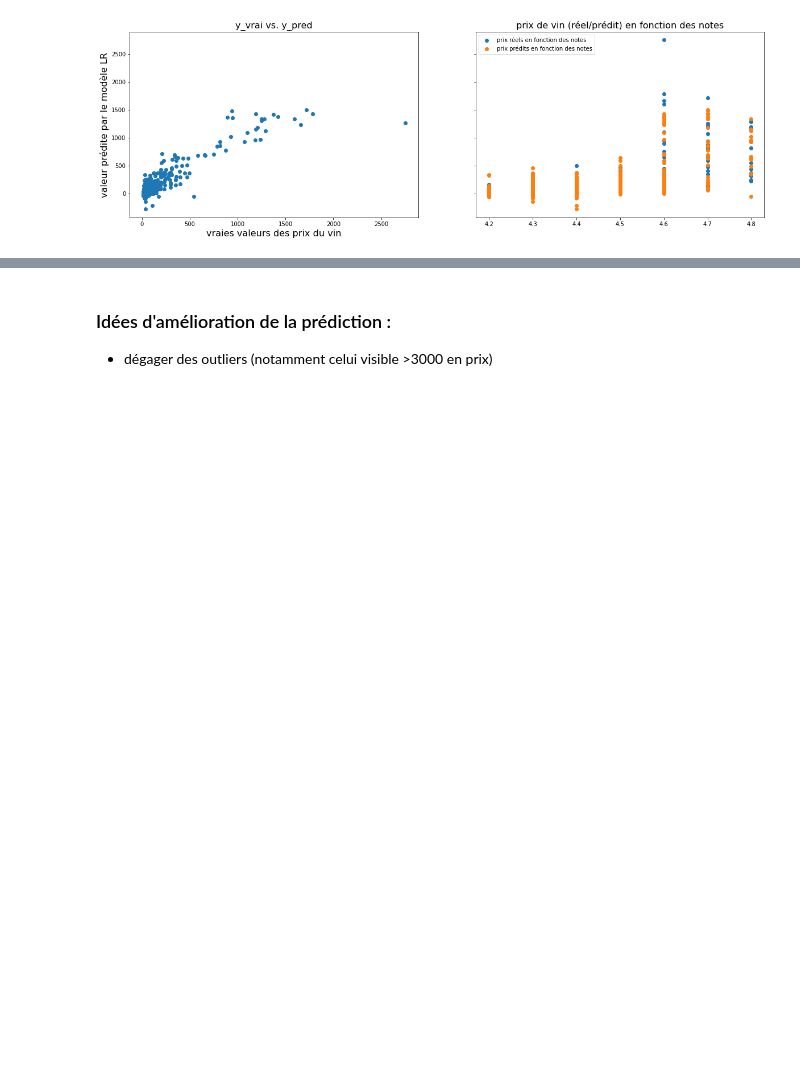
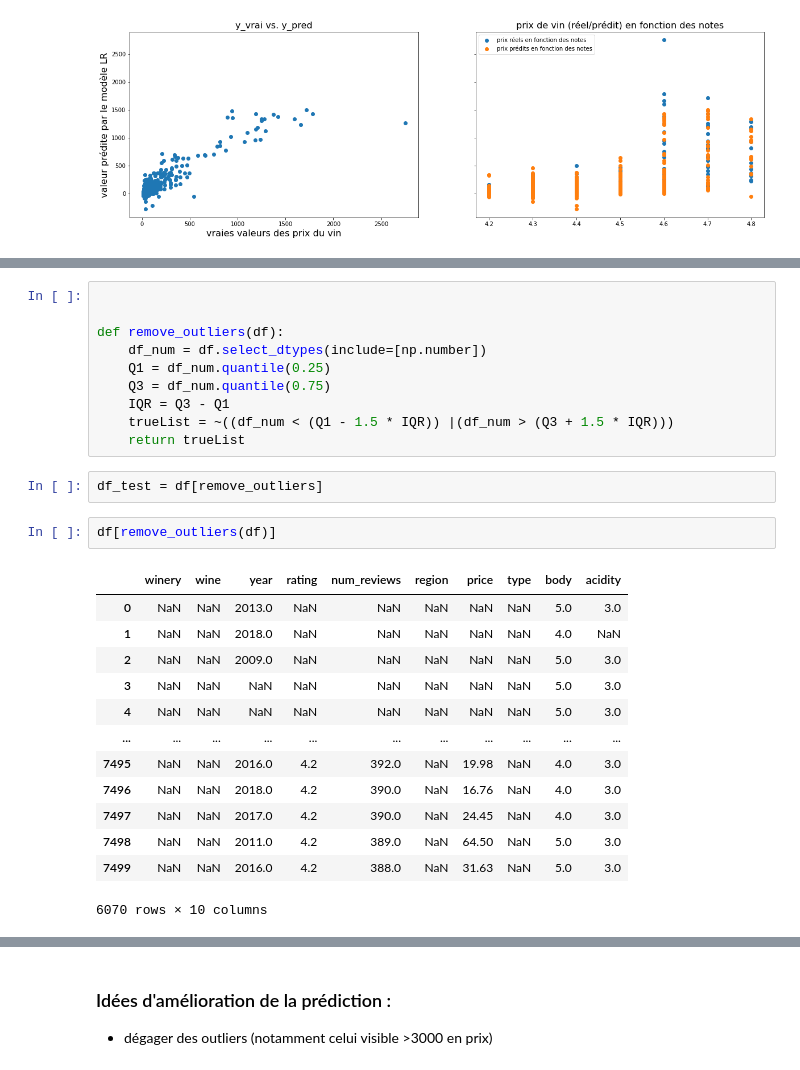
Before and after one commit to superhughhh/brief-My-first-Linear-Regression, a Jupyter notebook: spanish_wine_hadi_test.ipynb, the cells around one changed output, grey strips where cells are left out. Drawn from its saved outputs; the diff is of its cells as text; blank space fills up the shorter version.

```diff
--- a/spanish_wine_hadi_test.ipynb
+++ b/spanish_wine_hadi_test.ipynb
@@ -355,0 +431,28 @@ plt.show()
+# %%
+
+
+def remove_outliers(df):
+    df_num = df.select_dtypes(include=[np.number])
+    Q1 = df_num.quantile(0.25)
+    Q3 = df_num.quantile(0.75)
+    IQR = Q3 - Q1
+    trueList = ~((df_num < (Q1 - 1.5 * IQR)) |(df_num > (Q3 + 1.5 * IQR)))
+    return trueList
+# %%
+df_test = df[remove_outliers]
+# %%
+df[remove_outliers(df)]
+# %% [output]
+|  | winery | wine | year | rating | num_reviews | region | price | type | body | acidity |
+| 0 | NaN | NaN | 2013.0 | NaN | NaN | NaN | NaN | NaN | 5.0 | 3.0 |
+| 1 | NaN | NaN | 2018.0 | NaN | NaN | NaN | NaN | NaN | 4.0 | NaN |
+| 2 | NaN | NaN | 2009.0 | NaN | NaN | NaN | NaN | NaN | 5.0 | 3.0 |
+| 3 | NaN | NaN | NaN | NaN | NaN | NaN | NaN | NaN | 5.0 | 3.0 |
+| 4 | NaN | NaN | NaN | NaN | NaN | NaN | NaN | NaN | 5.0 | 3.0 |
+| ... | ... | ... | ... | ... | ... | ... | ... | ... | ... | ... |
+| 7495 | NaN | NaN | 2016.0 | 4.2 | 392.0 | NaN | 19.98 | NaN | 4.0 | 3.0 |
+| 7496 | NaN | NaN | 2018.0 | 4.2 | 390.0 | NaN | 16.76 | NaN | 4.0 | 3.0 |
+| 7497 | NaN | NaN | 2017.0 | 4.2 | 390.0 | NaN | 24.45 | NaN | 4.0 | 3.0 |
+| 7498 | NaN | NaN | 2011.0 | 4.2 | 389.0 | NaN | 64.50 | NaN | 5.0 | 3.0 |
+| 7499 | NaN | NaN | 2016.0 | 4.2 | 388.0 | NaN | 31.63 | NaN | 5.0 | 3.0 |
+6070 rows × 10 columns
```
Also changed, not shown: parts of 8 cells of this notebook.
